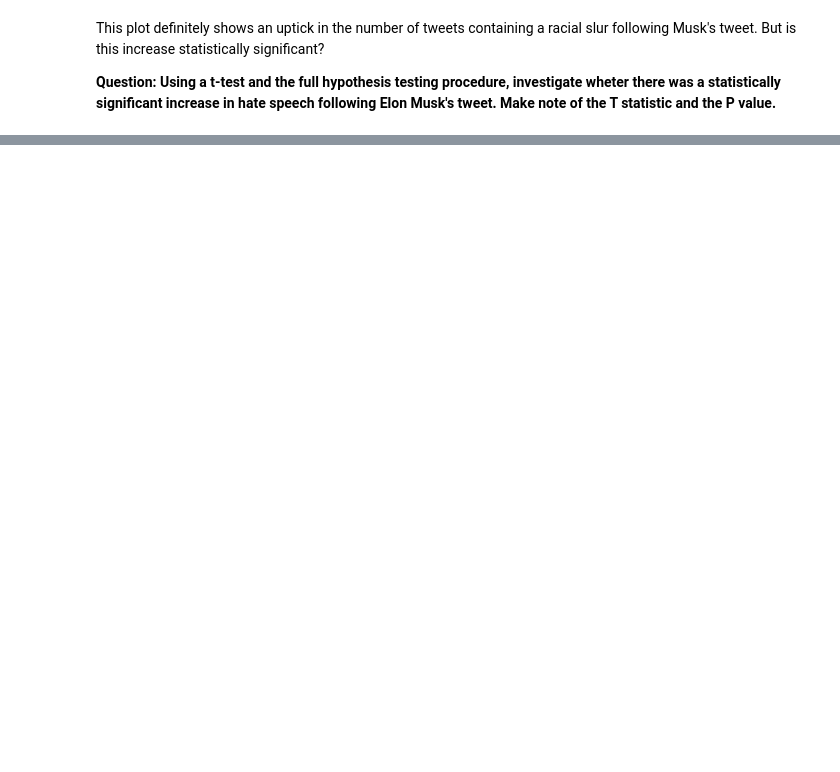
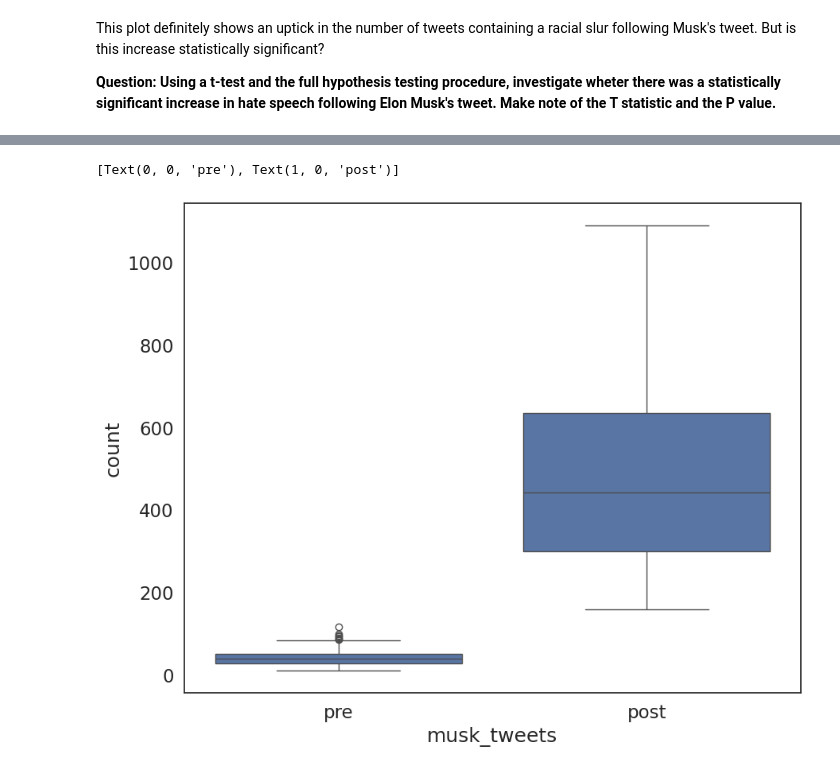
Before and after one commit to Alison339/QM2-1, a Jupyter notebook: notebooks/W06. Hypothesis Testing.ipynb, the cells around one changed output, grey strips where cells are left out. Cells and saved outputs as stored; diff of their text form; code cells hidden in the pictures; blank space fills up the shorter version.

```diff
--- a/notebooks/W06. Hypothesis Testing.ipynb
+++ b/notebooks/W06. Hypothesis Testing.ipynb
@@ -303,36 +282,3 @@ that there is no difference in mean income between men and women?
 1. From the main dataframe `df`, draw a sample of 500 white men. Using t-tests, investigate whether there are statistically significant discrepancies in pay between white men and other groups (note: it would be best to sample 500 people in each of those groups as well). Between what groups does there exist the most significant pay gap?
 2. Some of this variation may be due to occupation. Compare income disparities between men and women within different occupations. Which occupation has the largest pay gap? which has the smallest?
 3. [Research suggests](https://journals.sagepub.com/doi/abs/10.1177/0730888401028004005) that within occupational groups, collective bargaining through union membership reduces pay gaps. Read the abstract of this article, and try to replicate the analysis using our dataset.
-# %%
-import pylab
-import pandas as pd
-import seaborn as sns
-
-pylab.rcParams['figure.figsize'] = (10., 8.)
-sns.set(font_scale=1.5)
-sns.set_style("white")
-
-
-
-df = pd.read_csv('https://storage.googleapis.com/qm2/wk7/cps.csv')
-df['race'] = df['race'].astype('category')
-df['income'] = df['incwage'] / 500
-df = df[df['income'] < 200]
-df = df[df['year'] == 2013]
-
-
-
-white_men = df[(df['sex'] == 1) & (df['race'] == 'White')].sample(500)
-
-men=sample[sample['sex']==1]
-
-
-results = []
-for race in df['race'].unique():
-    if race != 'White':
-        group = df[(df['race'] == race) & (df['sex'] == 1)].sample(500, replace=True)
-        t_stat = manual_ttest(white_men['income'], group['income'])
-        results.append({'Group': race, 'T-Statistic': t_stat, 'Mean Gap': white_men['income'].mean() - group['income'].mean()})
-
-results_df = pd.DataFrame(results).sort_values(by='Mean Gap', ascending=False)
-print(results_df)
@@ -485,0 +338,6 @@ This plot definitely shows an uptick in the number of tweets containing a racial
+# %%
+tweets['musk_tweets']=tweets['hour'].apply(lambda x: 1 if x >tweet else 0)
+sns. boxplot(data=tweets, x='musk_tweets', y='count').set_xticklabels(['pre','post'])
+# %% [output]
+[Text(0, 0, 'pre'), Text(1, 0, 'post')]
+[figure, added]
```
Also changed, not shown: parts of 13 cells of this notebook.
